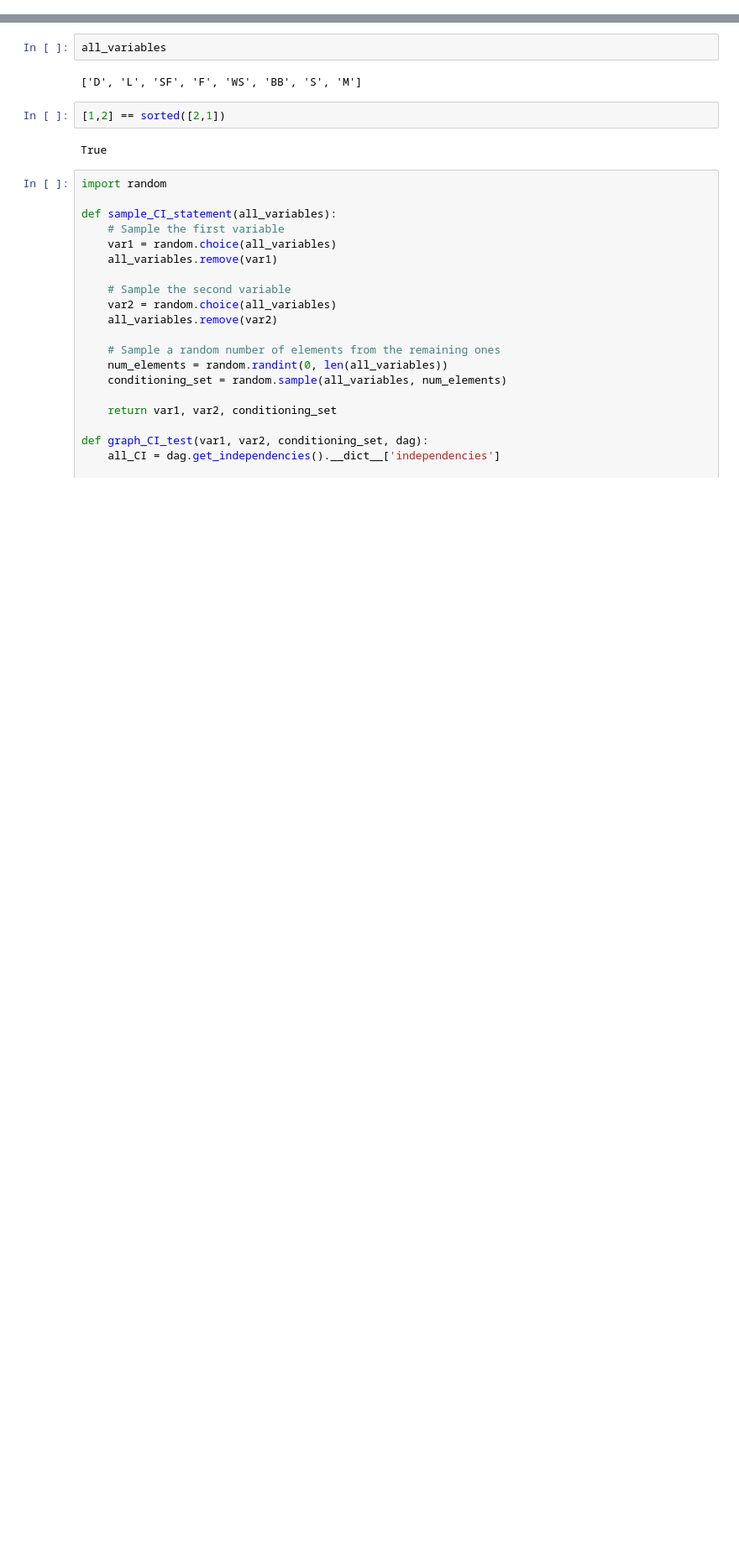
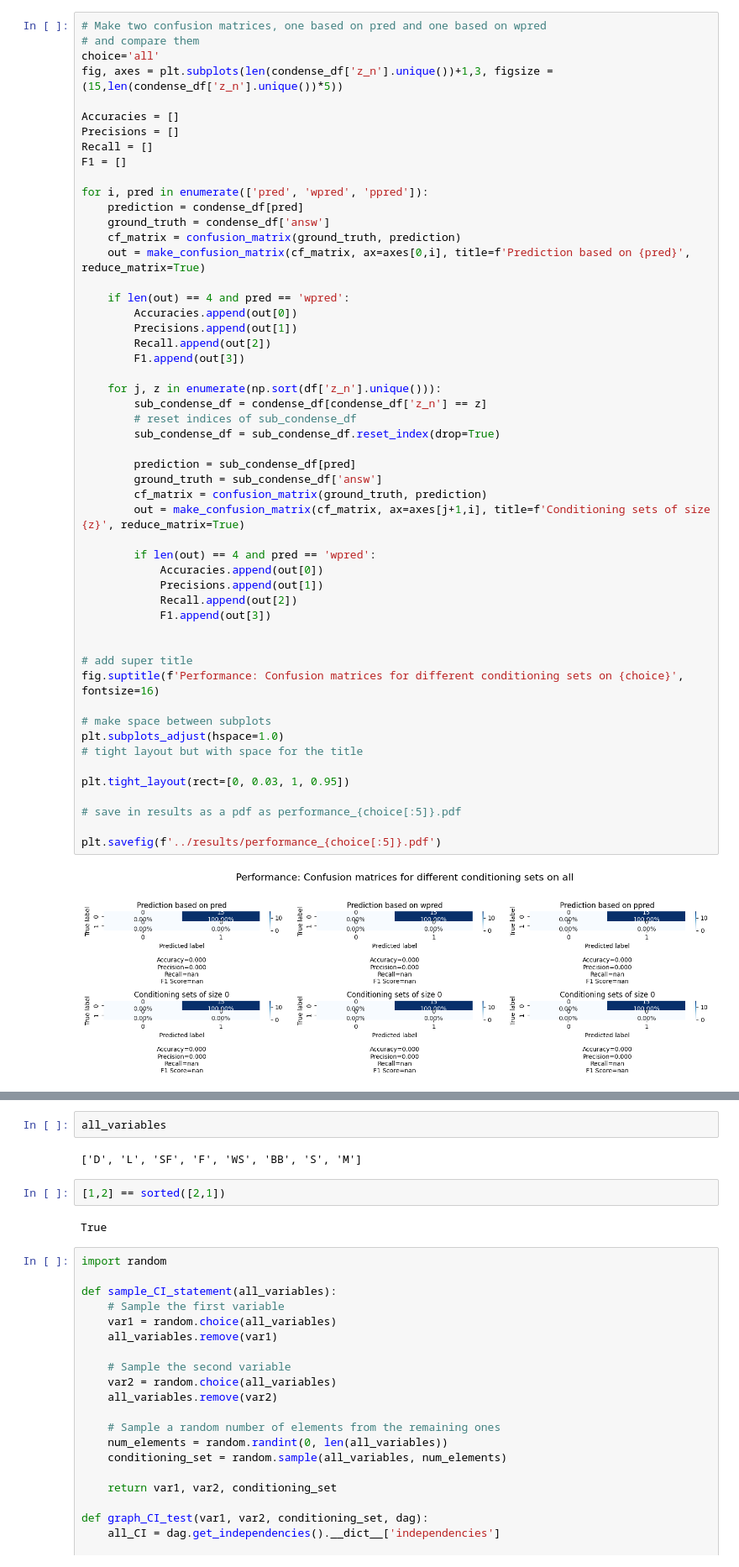
Before and after one commit to IPL-UV/CHG_LLM, a Jupyter notebook: scripts/test.ipynb, the cells around one changed output, grey strips where cells are left out. Shown at 84% size. Cells and saved outputs as stored; diff of their text form; blank space fills up the shorter version.

```diff
--- a/scripts/test.ipynb
+++ b/scripts/test.ipynb
@@ -40,0 +453,54 @@ dag.local_independencies(['SMK', 'LC', 'FH', 'PN'])
+# %%
+# Make two confusion matrices, one based on pred and one based on wpred
+# and compare them
+choice='all'
+fig, axes = plt.subplots(len(condense_df['z_n'].unique())+1,3, figsize = (15,len(condense_df['z_n'].unique())*5))
+
+Accuracies = []
+Precisions = []
+Recall = []
+F1 = []
+
+for i, pred in enumerate(['pred', 'wpred', 'ppred']):
+    prediction = condense_df[pred]
+    ground_truth = condense_df['answ']
+    cf_matrix = confusion_matrix(ground_truth, prediction)
+    out = make_confusion_matrix(cf_matrix, ax=axes[0,i], title=f'Prediction based on {pred}', reduce_matrix=True)
+
+    if len(out) == 4 and pred == 'wpred':
+        Accuracies.append(out[0])
+        Precisions.append(out[1])
+        Recall.append(out[2])
+        F1.append(out[3])
+
+    for j, z in enumerate(np.sort(df['z_n'].unique())):
+        sub_condense_df = condense_df[condense_df['z_n'] == z]
+        # reset indices of sub_condense_df
+        sub_condense_df = sub_condense_df.reset_index(drop=True)
+
+        prediction = sub_condense_df[pred]
+        ground_truth = sub_condense_df['answ']
+        cf_matrix = confusion_matrix(ground_truth, prediction)
+        out = make_confusion_matrix(cf_matrix, ax=axes[j+1,i], title=f'Conditioning sets of size {z}', reduce_matrix=True)
+
+        if len(out) == 4 and pred == 'wpred':
+            Accuracies.append(out[0])
+            Precisions.append(out[1])
+            Recall.append(out[2])
+            F1.append(out[3])
+
+
+# add super title
+fig.suptitle(f'Performance: Confusion matrices for different conditioning sets on {choice}', fontsize=16)
+
+# make space between subplots
+plt.subplots_adjust(hspace=1.0)
+# tight layout but with space for the title
+
+plt.tight_layout(rect=[0, 0.03, 1, 0.95])
+
+# save in results as a pdf as performance_{choice[:5]}.pdf
+
+plt.savefig(f'../results/performance_{choice[:5]}.pdf')
+# %% [output]
+[figure, added]
```
Also changed, not shown: parts of 47 cells of this notebook, 40 other files.
